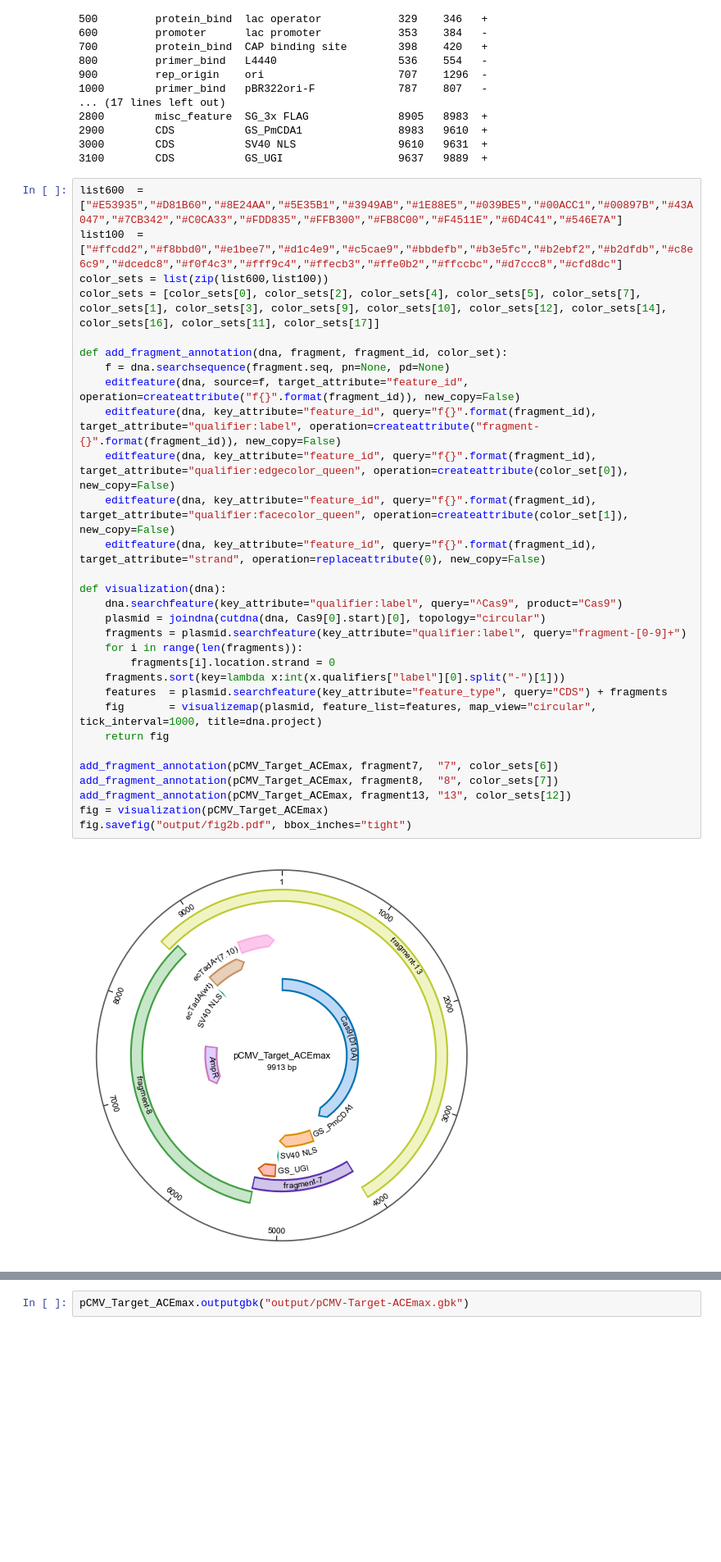
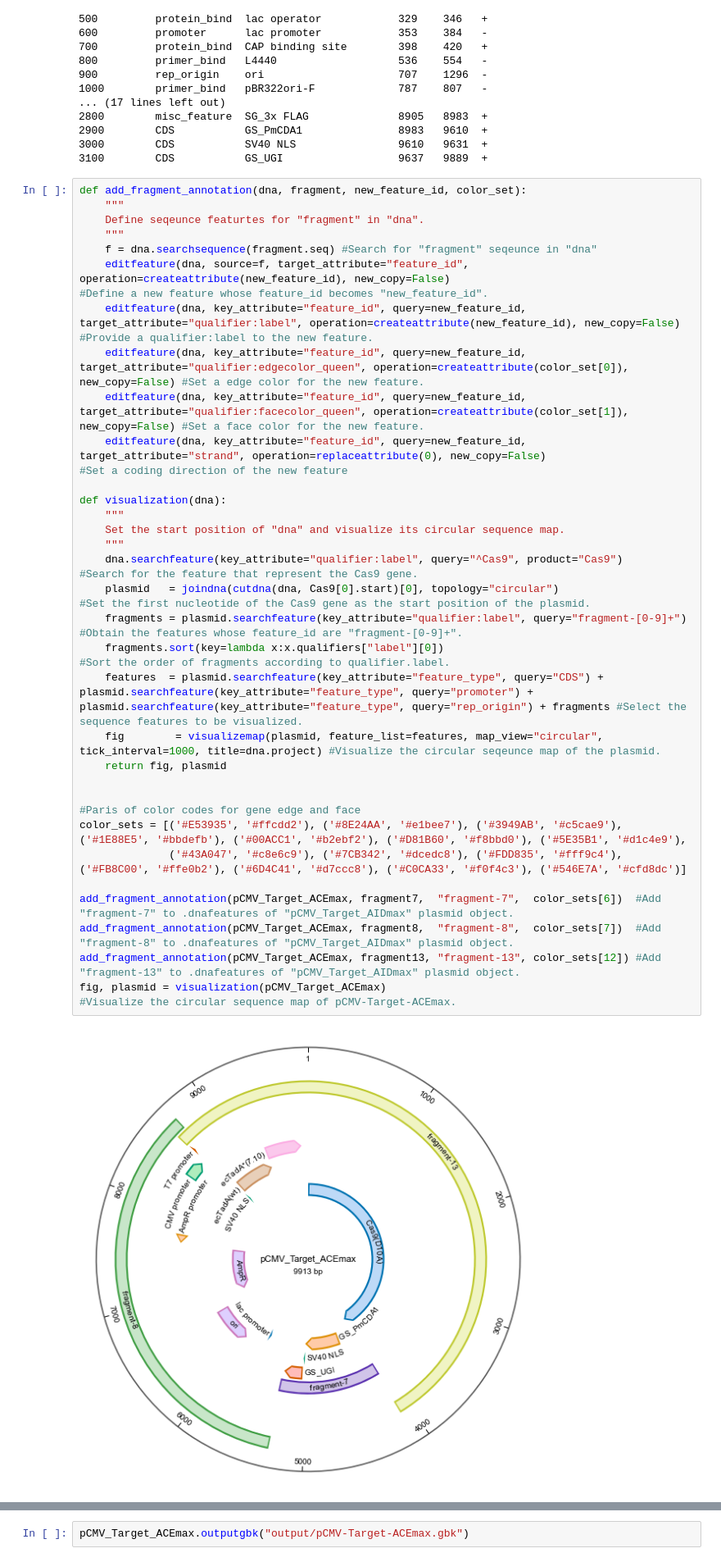
Before and after one commit to yachielab/QUEEN, a Jupyter notebook: demo/sakata_et_al_2020/pCMV_Target_ACEmax_construction.ipynb, the cells around one changed output, grey strips where cells are left out. Shown at 82% size. Saved outputs shown, nothing was run; the diff lists cells and outputs as text; blank space fills up the shorter version.

```diff
--- a/demo/sakata_et_al_2020/pCMV_Target_ACEmax_construction.ipynb
+++ b/demo/sakata_et_al_2020/pCMV_Target_ACEmax_construction.ipynb
@@ -83,35 +83,38 @@ feature_id  feature_type  qualifier:label         start  end   strand
 3000        CDS           SV40 NLS                9610   9631  +
 3100        CDS           GS_UGI                  9637   9889  +
 # %%
-list600  = ["#E53935","#D81B60","#8E24AA","#5E35B1","#3949AB","#1E88E5","#039BE5","#00ACC1","#00897B","#43A047","#7CB342","#C0CA33","#FDD835","#FFB300","#FB8C00","#F4511E","#6D4C41","#546E7A"]
-list100  = ["#ffcdd2","#f8bbd0","#e1bee7","#d1c4e9","#c5cae9","#bbdefb","#b3e5fc","#b2ebf2","#b2dfdb","#c8e6c9","#dcedc8","#f0f4c3","#fff9c4","#ffecb3","#ffe0b2","#ffccbc","#d7ccc8","#cfd8dc"]
-color_sets = list(zip(list600,list100))
-color_sets = [color_sets[0], color_sets[2], color_sets[4], color_sets[5], color_sets[7], color_sets[1], color_sets[3], color_sets[9], color_sets[10], color_sets[12], color_sets[14], color_sets[16], color_sets[11], color_sets[17]]
-
-def add_fragment_annotation(dna, fragment, fragment_id, color_set):
-    f = dna.searchsequence(fragment.seq, pn=None, pd=None)
-    editfeature(dna, source=f, target_attribute="feature_id", operation=createattribute("f{}".format(fragment_id)), new_copy=False)
-    editfeature(dna, key_attribute="feature_id", query="f{}".format(fragment_id), target_attribute="qualifier:label", operation=createattribute("fragment-{}".format(fragment_id)), new_copy=False)
-    editfeature(dna, key_attribute="feature_id", query="f{}".format(fragment_id), target_attribute="qualifier:edgecolor_queen", operation=createattribute(color_set[0]), new_copy=False)
-    editfeature(dna, key_attribute="feature_id", query="f{}".format(fragment_id), target_attribute="qualifier:facecolor_queen", operation=createattribute(color_set[1]), new_copy=False)
-    editfeature(dna, key_attribute="feature_id", query="f{}".format(fragment_id), target_attribute="strand", operation=replaceattribute(0), new_copy=False)
+def add_fragment_annotation(dna, fragment, new_feature_id, color_set):
+    """
+    Define seqeunce featurtes for "fragment" in "dna".
+    """
+    f = dna.searchsequence(fragment.seq) #Search for "fragment" seqeunce in "dna"
+    editfeature(dna, source=f, target_attribute="feature_id", operation=createattribute(new_feature_id), new_copy=False)                                                      #Define a new feature whose feature_id becomes "new_feature_id".
+    editfeature(dna, key_attribute="feature_id", query=new_feature_id, target_attribute="qualifier:label", operation=createattribute(new_feature_id), new_copy=False)         #Provide a qualifier:label to the new feature.
+    editfeature(dna, key_attribute="feature_id", query=new_feature_id, target_attribute="qualifier:edgecolor_queen", operation=createattribute(color_set[0]), new_copy=False) #Set a edge color for the new feature.
+    editfeature(dna, key_attribute="feature_id", query=new_feature_id, target_attribute="qualifier:facecolor_queen", operation=createattribute(color_set[1]), new_copy=False) #Set a face color for the new feature.
+    editfeature(dna, key_attribute="feature_id", query=new_feature_id, target_attribute="strand", operation=replaceattribute(0), new_copy=False)                              #Set a coding direction of the new feature
 
 def visualization(dna):
-    dna.searchfeature(key_attribute="qualifier:label", query="^Cas9", product="Cas9")
-    plasmid = joindna(cutdna(dna, Cas9[0].start)[0], topology="circular")
-    fragments = plasmid.searchfeature(key_attribute="qualifier:label", query="fragment-[0-9]+")
-    for i in range(len(fragments)):
-        fragments[i].location.strand = 0
-    fragments.sort(key=lambda x:int(x.qualifiers["label"][0].split("-")[1]))
-    features  = plasmid.searchfeature(key_attribute="feature_type", query="CDS") + fragments
-    fig       = visualizemap(plasmid, feature_list=features, map_view="circular", tick_interval=1000, title=dna.project)
-    return fig
+    """
+    Set the start position of "dna" and visualize its circular sequence map.
+    """
+    dna.searchfeature(key_attribute="qualifier:label", query="^Cas9", product="Cas9")           #Search for the feature that represent the Cas9 gene.
+    plasmid   = joindna(cutdna(dna, Cas9[0].start)[0], topology="circular")                     #Set the first nucleotide of the Cas9 gene as the start position of the plasmid.
+    fragments = plasmid.searchfeature(key_attribute="qualifier:label", query="fragment-[0-9]+") #Obtain the features whose feature_id are "fragment-[0-9]+".
+    fragments.sort(key=lambda x:x.qualifiers["label"][0])                                       #Sort the order of fragments according to qualifier.label.
+    features  = plasmid.searchfeature(key_attribute="feature_type", query="CDS") + plasmid.searchfeature(key_attribute="feature_type", query="promoter") + plasmid.searchfeature(key_attribute="feature_type", query="rep_origin") + fragments #Select the sequence features to be visualized.
+    fig        = visualizemap(plasmid, feature_list=features, map_view="circular", tick_interval=1000, title=dna.project) #Visualize the circular seqeunce map of the plasmid.
+    return fig, plasmid
 
-add_fragment_annotation(pCMV_Target_ACEmax, fragment7,  "7", color_sets[6])
-add_fragment_annotation(pCMV_Target_ACEmax, fragment8,  "8", color_sets[7])
-add_fragment_annotation(pCMV_Target_ACEmax, fragment13, "13", color_sets[12])
-fig = visualization(pCMV_Target_ACEmax)
-fig.savefig("output/fig2b.pdf", bbox_inches="tight")
+
+#Paris of color codes for gene edge and face
+color_sets = [('#E53935', '#ffcdd2'), ('#8E24AA', '#e1bee7'), ('#3949AB', '#c5cae9'), ('#1E88E5', '#bbdefb'), ('#00ACC1', '#b2ebf2'), ('#D81B60', '#f8bbd0'), ('#5E35B1', '#d1c4e9'),
+              ('#43A047', '#c8e6c9'), ('#7CB342', '#dcedc8'), ('#FDD835', '#fff9c4'), ('#FB8C00', '#ffe0b2'), ('#6D4C41', '#d7ccc8'), ('#C0CA33', '#f0f4c3'), ('#546E7A', '#cfd8dc')]
+
+add_fragment_annotation(pCMV_Target_ACEmax, fragment7,  "fragment-7",  color_sets[6])  #Add "fragment-7" to .dnafeatures of "pCMV_Target_AIDmax" plasmid object.
+add_fragment_annotation(pCMV_Target_ACEmax, fragment8,  "fragment-8",  color_sets[7])  #Add "fragment-8" to .dnafeatures of "pCMV_Target_AIDmax" plasmid object.
+add_fragment_annotation(pCMV_Target_ACEmax, fragment13, "fragment-13", color_sets[12]) #Add "fragment-13" to .dnafeatures of "pCMV_Target_AIDmax" plasmid object.
+fig, plasmid = visualization(pCMV_Target_ACEmax)                                       #Visualize the circular sequence map of pCMV-Target-ACEmax.
 # %% [output]
-[figure, old version]
+[figure, new version]
 # %%
```
Also changed, not shown: parts of 8 cells of this notebook, 17 other files.
